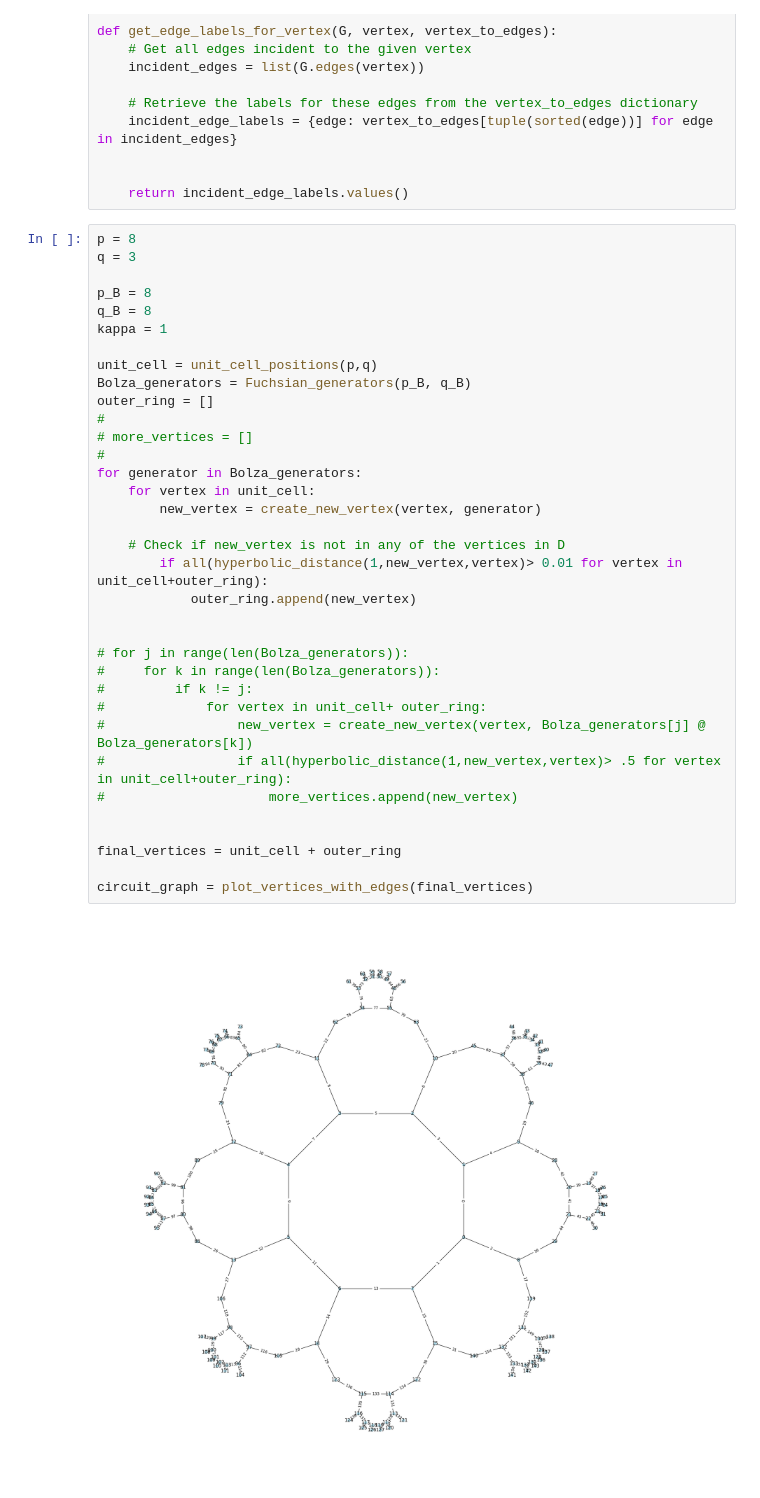
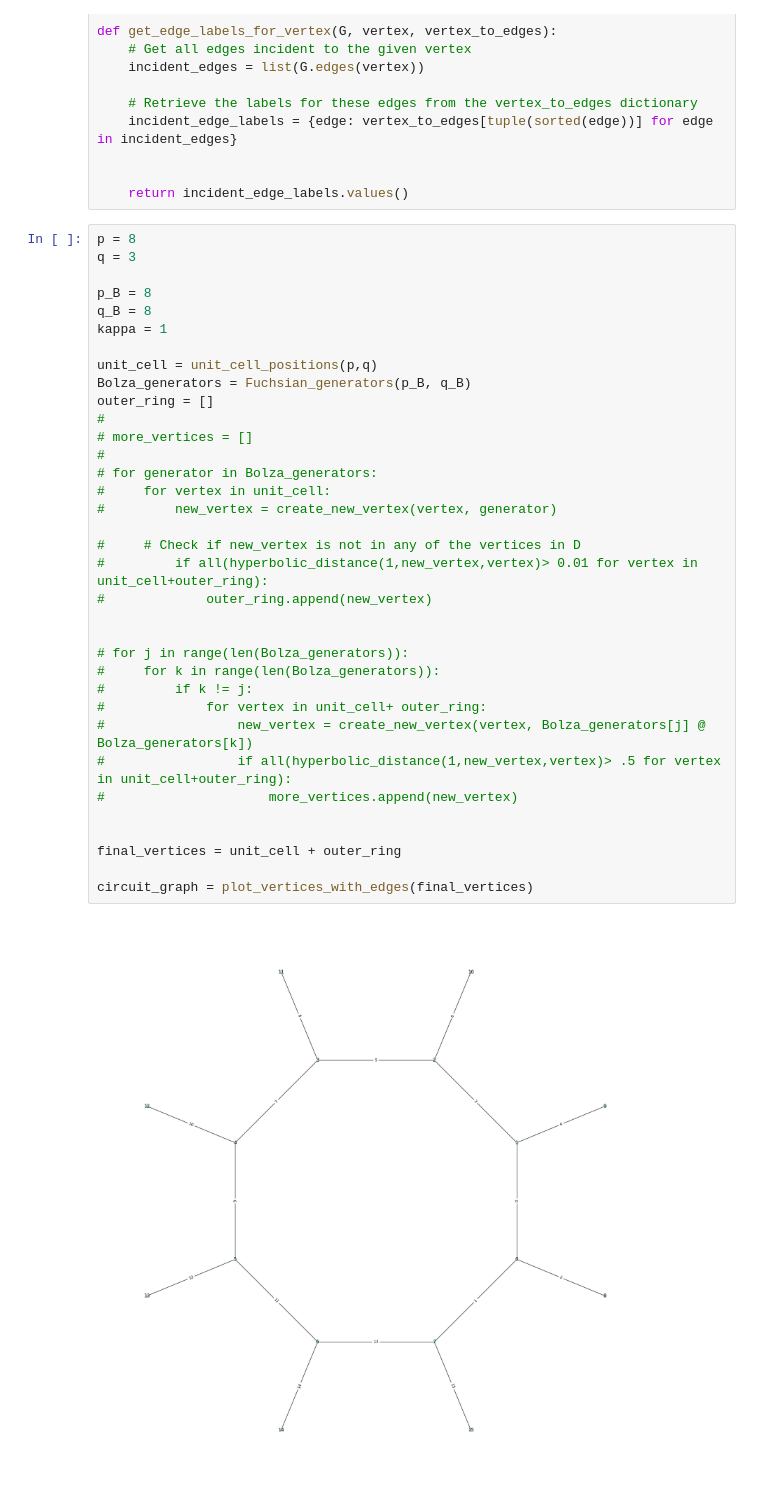
Before and after one commit to AhmeedAdelMahmoud/HQECC-Threshold, a Jupyter notebook: {8,3}-threshold.ipynb, the cells around one changed output. Drawn from its saved outputs; the diff is of its cells as text.

```diff
--- a/{8,3}-threshold.ipynb
+++ b/{8,3}-threshold.ipynb
@@ -141,38 +141,38 @@ def get_edge_labels_for_vertex(G, vertex, vertex_to_edges):
 # %%
 p = 8
 q = 3
 
 p_B = 8
 q_B = 8
 kappa = 1
 
 unit_cell = unit_cell_positions(p,q)
 Bolza_generators = Fuchsian_generators(p_B, q_B)
 outer_ring = []
 #
 # more_vertices = []
 #
-for generator in Bolza_generators:
-    for vertex in unit_cell:
-        new_vertex = create_new_vertex(vertex, generator)
+# for generator in Bolza_generators:
+#     for vertex in unit_cell:
+#         new_vertex = create_new_vertex(vertex, generator)
 
-    # Check if new_vertex is not in any of the vertices in D
-        if all(hyperbolic_distance(1,new_vertex,vertex)> 0.01 for vertex in unit_cell+outer_ring):
-            outer_ring.append(new_vertex)
+#     # Check if new_vertex is not in any of the vertices in D
+#         if all(hyperbolic_distance(1,new_vertex,vertex)> 0.01 for vertex in unit_cell+outer_ring):
+#             outer_ring.append(new_vertex)
 
 
 # for j in range(len(Bolza_generators)):
 #     for k in range(len(Bolza_generators)):
 #         if k != j:
 #             for vertex in unit_cell+ outer_ring:
 #                 new_vertex = create_new_vertex(vertex, Bolza_generators[j] @ Bolza_generators[k])
 #                 if all(hyperbolic_distance(1,new_vertex,vertex)> .5 for vertex in unit_cell+outer_ring):
 #                     more_vertices.append(new_vertex)
 
 
 final_vertices = unit_cell + outer_ring
 
 circuit_graph = plot_vertices_with_edges(final_vertices)
 # %% [output]
-[figure, old version]
+[figure, new version]
 # %%
```
Also changed, not shown: parts of 7 cells of this notebook.
